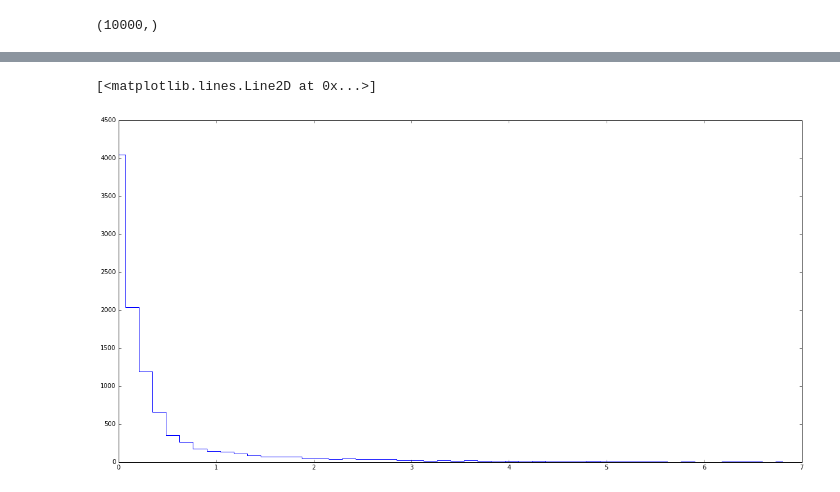
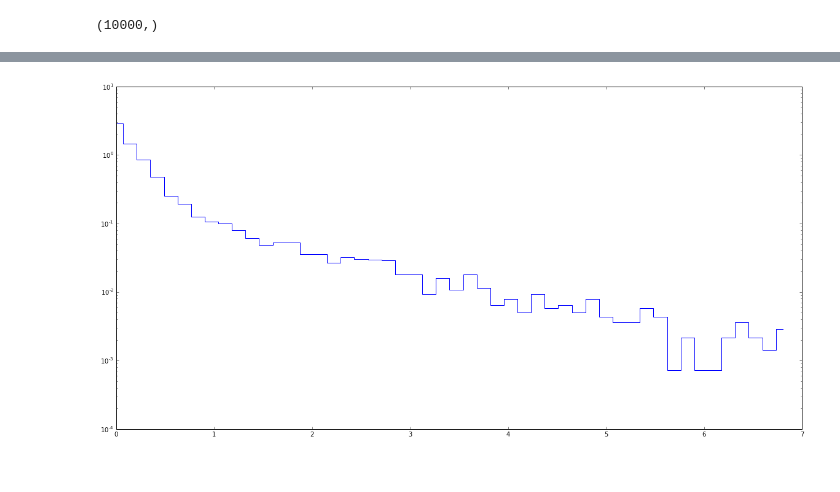
Before and after one commit to calumhrmurray/NumRep, a Jupyter notebook: max_likelihood/initial_notebook.ipynb, the cells around one changed output, grey strips where cells are left out. Drawn from its saved outputs; the diff is of its cells as text; code cells hidden in the pictures.

```diff
--- a/max_likelihood/initial_notebook.ipynb
+++ b/max_likelihood/initial_notebook.ipynb
@@ -17,7 +24,7 @@ plt.plot(data,'.')
 # %%
-f,bins = np.histogram(data,bins=50)
+f,bins = np.histogram(data,bins=50,normed=True)
 plt.figure(figsize=(20,10))
 plt.plot(bins[:-1],f,drawstyle='steps-mid')
+plt.yscale('log')
 # %% [output]
-[<matplotlib.lines.Line2D at 0x...>]
-[figure, old version]
+[figure, new version]
```
Also changed, not shown: parts of 29 cells of this notebook, 11 other files.
